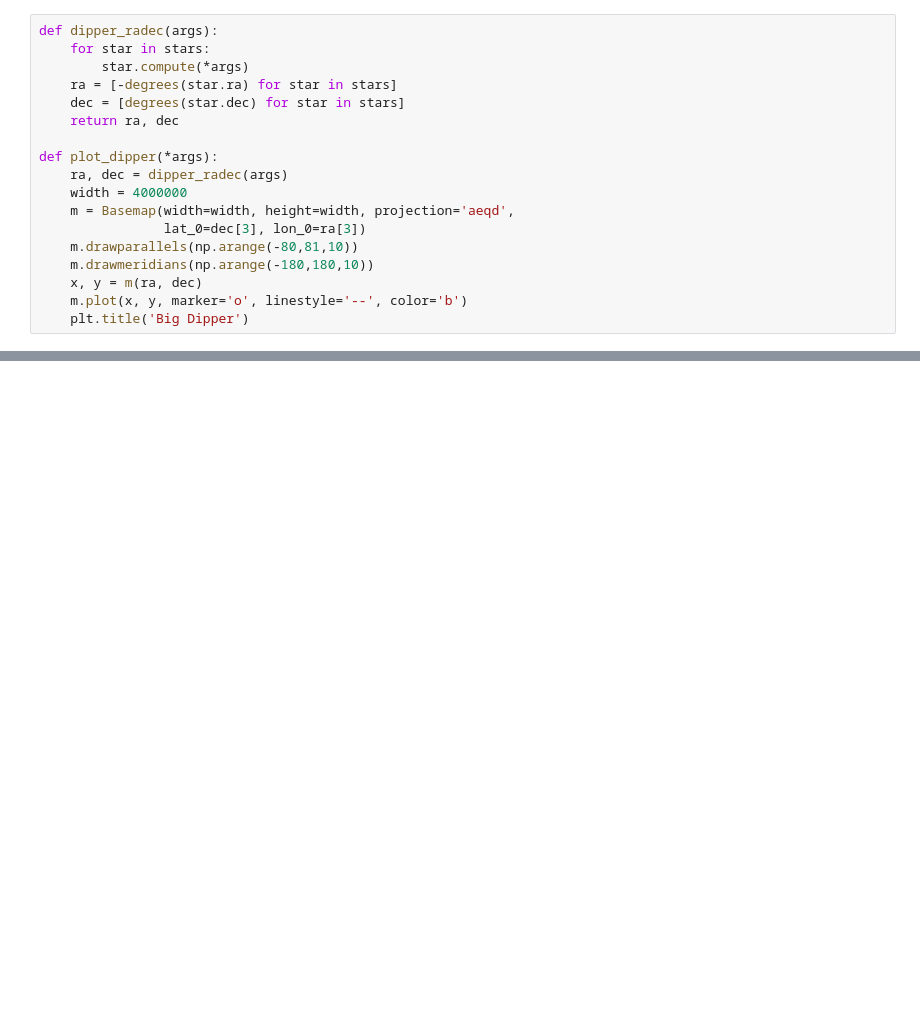
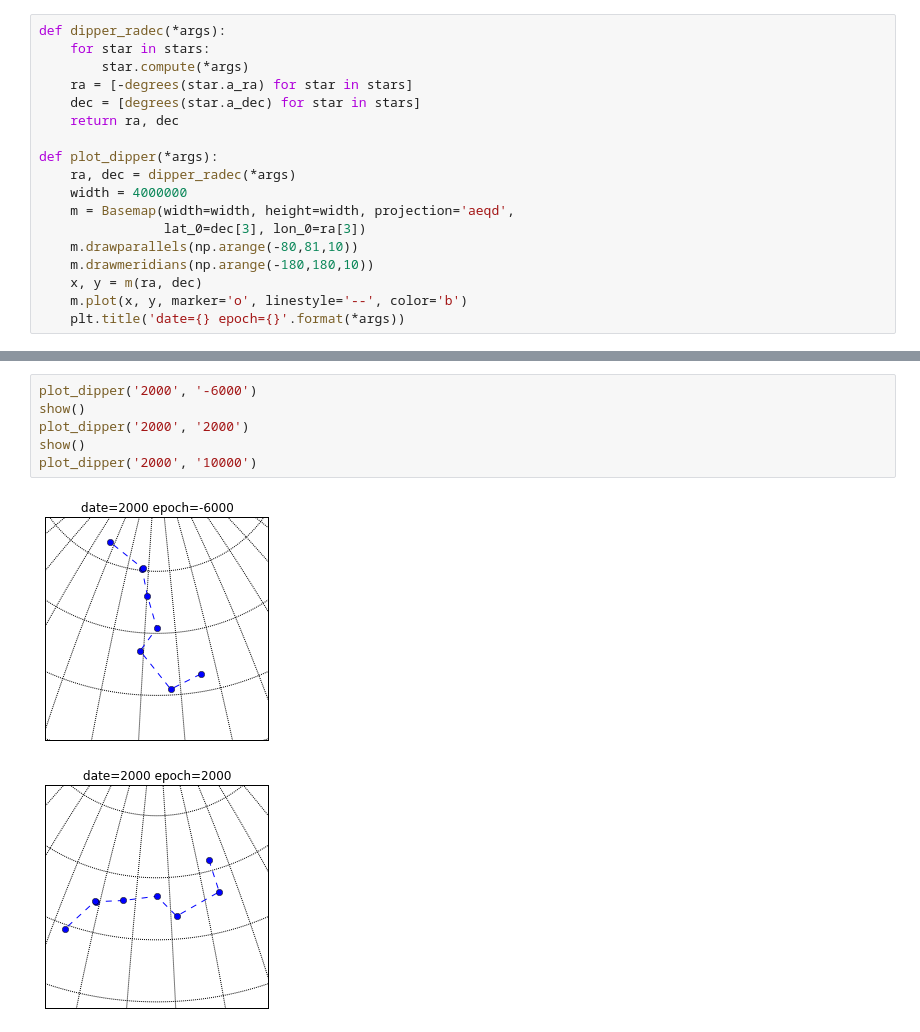
Before and after one commit to brandon-rhodes/pyephem, a Jupyter notebook: issues/github-issue-61.ipynb, the cells around one changed output, grey strips where cells are left out. Saved outputs shown, nothing was run; the diff lists cells and outputs as text; blank space fills up the shorter version.

```diff
--- a/issues/github-issue-61.ipynb
+++ b/issues/github-issue-61.ipynb
@@ -10,13 +34,13 @@ middle_star = stars[3]
 # %%
-def dipper_radec(args):
+def dipper_radec(*args):
     for star in stars:
         star.compute(*args)
-    ra = [-degrees(star.ra) for star in stars]
-    dec = [degrees(star.dec) for star in stars]
+    ra = [-degrees(star.a_ra) for star in stars]
+    dec = [degrees(star.a_dec) for star in stars]
     return ra, dec
 
 def plot_dipper(*args):
-    ra, dec = dipper_radec(args)
+    ra, dec = dipper_radec(*args)
     width = 4000000
     m = Basemap(width=width, height=width, projection='aeqd',
                 lat_0=dec[3], lon_0=ra[3])
@@ -24,4 +48,4 @@ def plot_dipper(*args):
     m.drawmeridians(np.arange(-180,180,10))
     x, y = m(ra, dec)
     m.plot(x, y, marker='o', linestyle='--', color='b')
-    plt.title('Big Dipper')
+    plt.title('date={} epoch={}'.format(*args))
@@ -29,0 +80,9 @@ plot_dipper()
+# %%
+plot_dipper('2000', '-6000')
+show()
+plot_dipper('2000', '2000')
+show()
+plot_dipper('2000', '10000')
+# %% [output]
+[figure, added]
+[figure, added]
```
Also changed, not shown: parts of 25 cells of this notebook.
